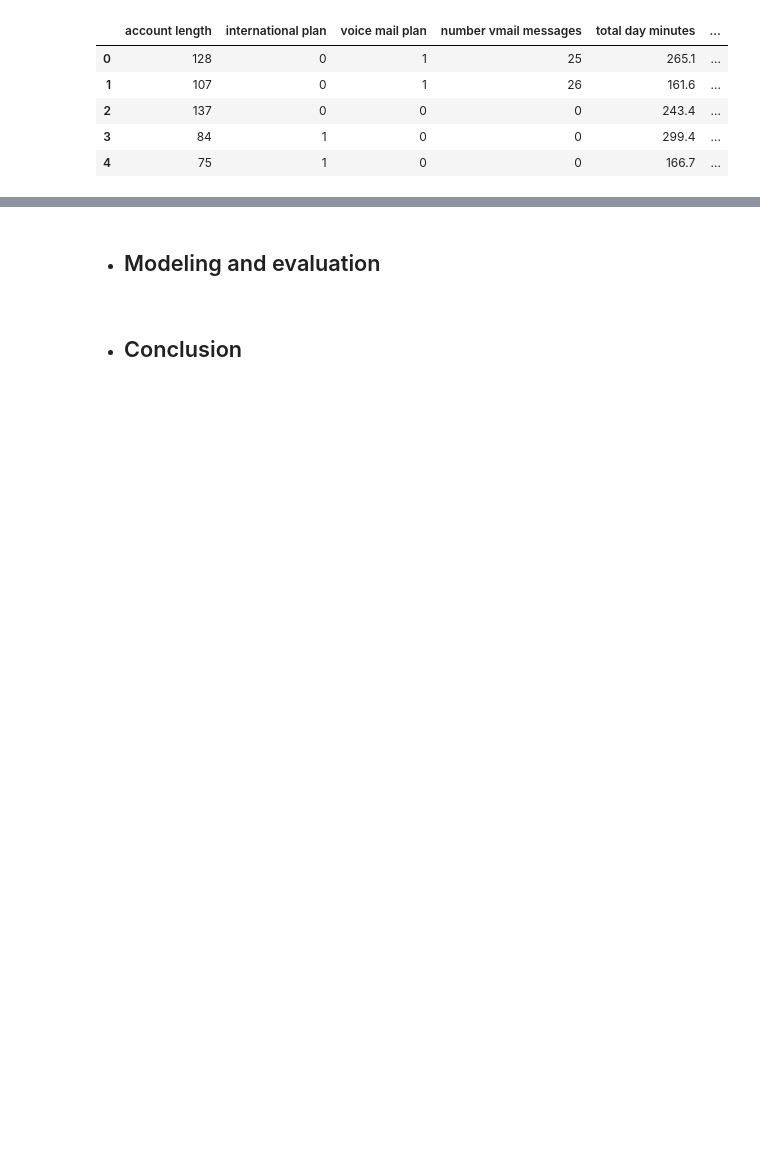
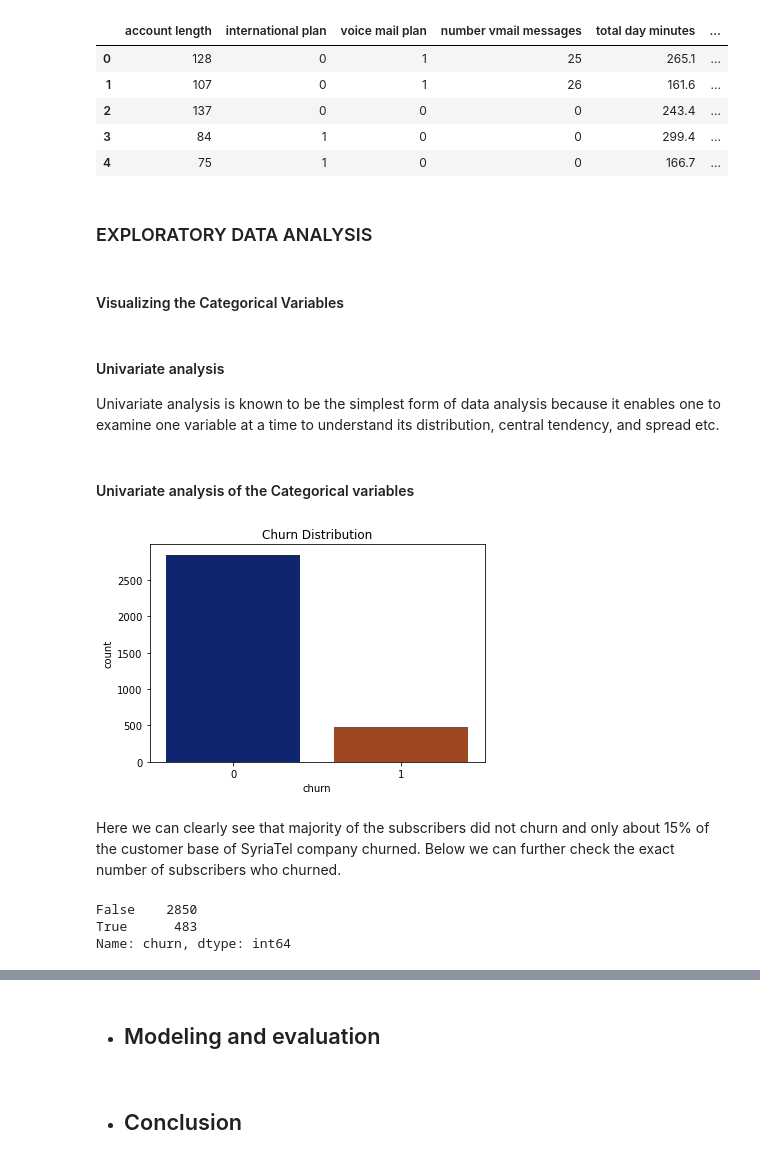
Before and after one commit to Nelaten/phase3_project, a Jupyter notebook: phase3_project.ipynb, the cells around one changed output, grey strips where cells are left out. Drawn from its saved outputs; the diff is of its cells as text; code cells hidden in the pictures; blank space fills up the shorter version.

Commit message:
Add data cleaning and EDA section

```diff
--- a/phase3_project.ipynb
+++ b/phase3_project.ipynb
@@ -193,3 +198,29 @@ churn_data.head()
 | 2 | 137 | 0 | 0 | 0 | 243.4 | ... |
 | 3 | 84 | 1 | 0 | 0 | 299.4 | ... |
 | 4 | 75 | 1 | 0 | 0 | 166.7 | ... |
+# %% [markdown]
+### EXPLORATORY DATA ANALYSIS
+# %% [markdown]
+#### Visualizing the Categorical Variables
+# %% [markdown]
+#### Univariate analysis
+
+Univariate analysis is known to be the simplest form of data analysis because it enables one to examine one variable at a time to understand its distribution, central tendency, and spread etc.
+# %% [markdown]
+#### Univariate analysis of the Categorical variables
+# %%
+# Checking the distribution of the target variable 'churn'
+
+sns.countplot(x='churn', data=churn_data, palette='dark')
+plt.title("Churn Distribution")
+plt.show()
+# %% [output]
+[figure, added]
+# %% [markdown]
+Here we can clearly see that majority of the subscribers did not churn and only about 15% of the customer base of SyriaTel company churned. Below we can further check the exact number of subscribers who churned.
+# %%
+data["churn"].value_counts()
+# %% [output]
+False    2850
+True      483
+Name: churn, dtype: int64
```
Also changed, not shown: parts of 13 cells of this notebook.
